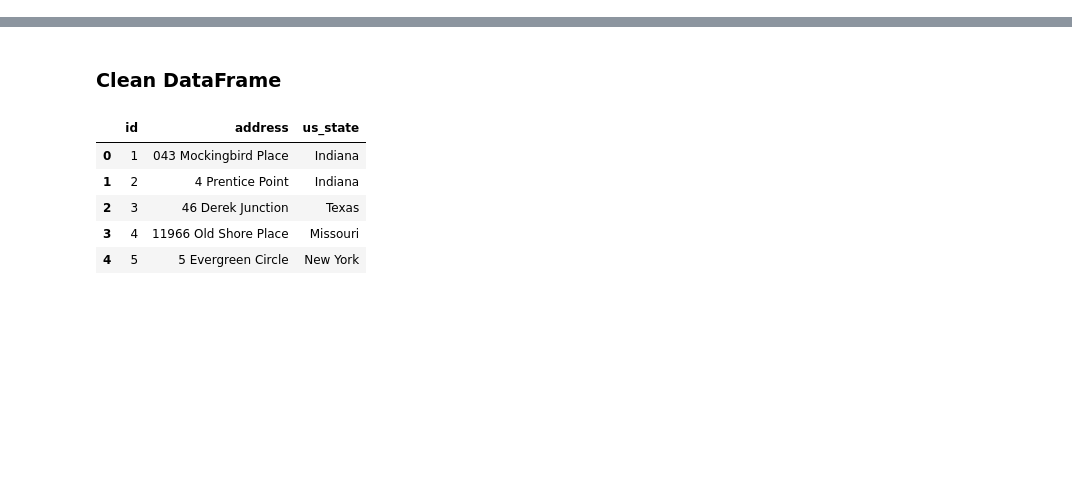
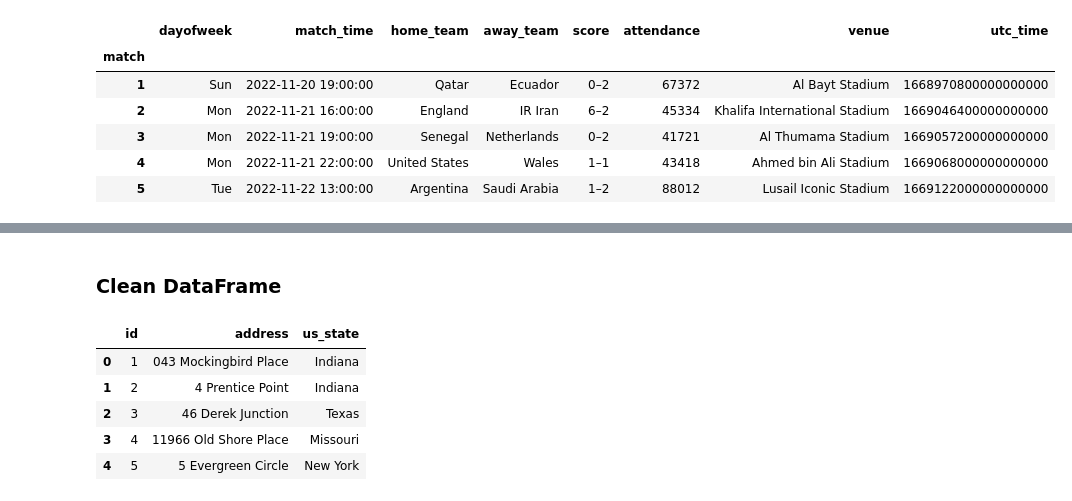
Before and after one commit to xnotynot/Project2-ETL, a Jupyter notebook: FIFA_2022_ETL.ipynb, the cells around one changed output, grey strips where cells are left out. Drawn from its saved outputs; the diff is of its cells as text; code cells hidden in the pictures; blank space fills up the shorter version.

```diff
--- a/FIFA_2022_ETL.ipynb
+++ b/FIFA_2022_ETL.ipynb
@@ -36,0 +105,30 @@ customer_location_df.head()
+# %%
+#Extract
+match_file = "D:/UPENN/Project2/Project2-ETL/Resources/MatchData.csv"
+match_data_df = pd.read_csv(match_file)
+
+#Transform
+match_req_cols = ["match","dayofweek","match_time","home_team","away_team","score","attendance","venue"]
+match_df = match_data_df[match_req_cols].copy()
+
+#Set proper data types
+data_types_dict = {'match': str,'dayofweek': str,'match_time':str,'home_team':str,'away_team':str,'score':str,'attendance':int,'venue':str}
+match_df = match_df.astype(data_types_dict)
+
+#convert to date and time
+match_df['match_time'] = pd.to_datetime(match_df['match_time'])
+match_df['utc_time'] = match_df['match_time']
+match_df['utc_time'] = match_df['utc_time'].astype(np.int64)
+match_df.dtypes
+
+# #Set index
+match_df = match_df.set_index("match")
+match_df.head()
+# %% [output]
+|  | dayofweek | match_time | home_team | away_team | score | attendance | venue | utc_time |
+| match |  |  |  |  |  |  |  |  |
+| 1 | Sun | 2022-11-20 19:00:00 | Qatar | Ecuador | 0–2 | 67372 | Al Bayt Stadium | 1668970800000000000 |
+| 2 | Mon | 2022-11-21 16:00:00 | England | IR Iran | 6–2 | 45334 | Khalifa International Stadium | 1669046400000000000 |
+| 3 | Mon | 2022-11-21 19:00:00 | Senegal | Netherlands | 0–2 | 41721 | Al Thumama Stadium | 1669057200000000000 |
+| 4 | Mon | 2022-11-21 22:00:00 | United States | Wales | 1–1 | 43418 | Ahmed bin Ali Stadium | 1669068000000000000 |
+| 5 | Tue | 2022-11-22 13:00:00 | Argentina | Saudi Arabia | 1–2 | 88012 | Lusail Iconic Stadium | 1669122000000000000 |
```
Also changed, not shown: parts of 22 cells of this notebook, 10 other files.
